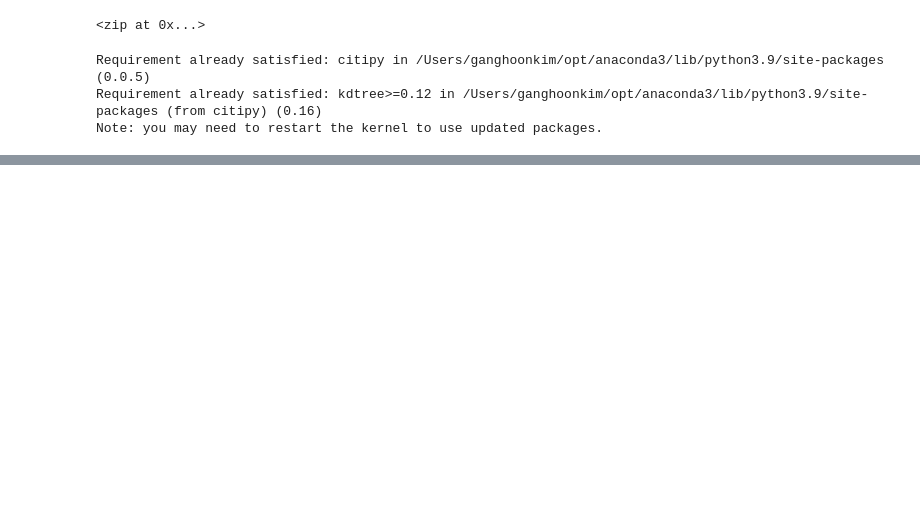
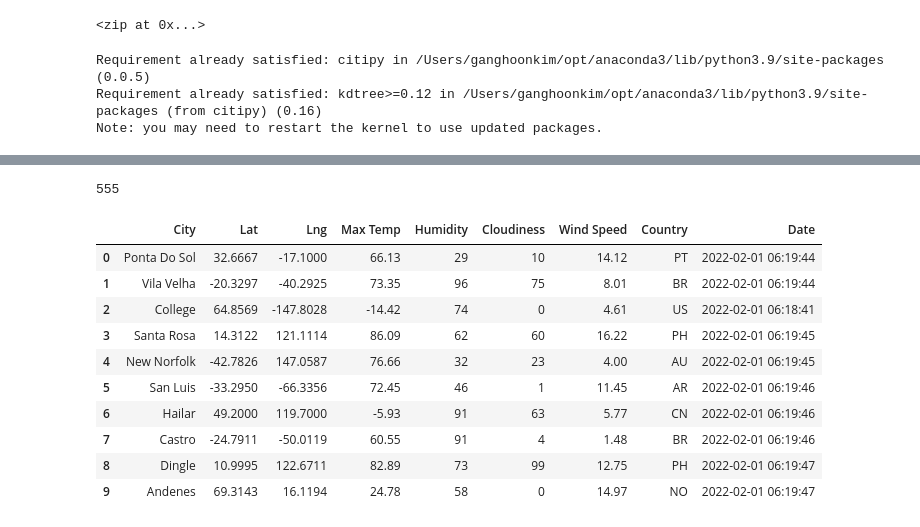
Before and after one commit to amyagnes12/World_Weather_Analysis, a Jupyter notebook: WeatherPy.ipynb, the cells around one changed output, grey strips where cells are left out. Saved outputs shown, nothing was run; the diff lists cells and outputs as text; code cells hidden in the pictures; blank space fills up the shorter version.

Commit message:
modify .gitignore and add WeatherPy file

```diff
--- a/WeatherPy.ipynb
+++ b/WeatherPy.ipynb
@@ -39,0 +46,3 @@ len(cities)
+# %%
+# Starting URL for Weather Map API Call.
+url = "http://api.openweathermap.org/data/2.5/weather?units=Imperial&APPID=" + weather_api_key
@@ -39,0 +131,20 @@ len(cities)
+# %%
+len(city_data)
+# %% [output]
+555
+# %%
+# Convert the array of dictionaries to a Pandas DataFrame.
+city_data_df = pd.DataFrame(city_data)
+city_data_df.head(10)
+# %% [output]
+|  | City | Lat | Lng | Max Temp | Humidity | Cloudiness | Wind Speed | Country | Date |
+| 0 | Ponta Do Sol | 32.6667 | -17.1000 | 66.13 | 29 | 10 | 14.12 | PT | 2022-02-01 06:19:44 |
+| 1 | Vila Velha | -20.3297 | -40.2925 | 73.35 | 96 | 75 | 8.01 | BR | 2022-02-01 06:19:44 |
+| 2 | College | 64.8569 | -147.8028 | -14.42 | 74 | 0 | 4.61 | US | 2022-02-01 06:18:41 |
+| 3 | Santa Rosa | 14.3122 | 121.1114 | 86.09 | 62 | 60 | 16.22 | PH | 2022-02-01 06:19:45 |
+| 4 | New Norfolk | -42.7826 | 147.0587 | 76.66 | 32 | 23 | 4.00 | AU | 2022-02-01 06:19:45 |
+| 5 | San Luis | -33.2950 | -66.3356 | 72.45 | 46 | 1 | 11.45 | AR | 2022-02-01 06:19:46 |
+| 6 | Hailar | 49.2000 | 119.7000 | -5.93 | 91 | 63 | 5.77 | CN | 2022-02-01 06:19:46 |
+| 7 | Castro | -24.7911 | -50.0119 | 60.55 | 91 | 4 | 1.48 | BR | 2022-02-01 06:19:46 |
+| 8 | Dingle | 10.9995 | 122.6711 | 82.89 | 73 | 99 | 12.75 | PH | 2022-02-01 06:19:47 |
+| 9 | Andenes | 69.3143 | 16.1194 | 24.78 | 58 | 0 | 14.97 | NO | 2022-02-01 06:19:47 |
```
Also changed, not shown: parts of 7 cells of this notebook, 2 other files.
